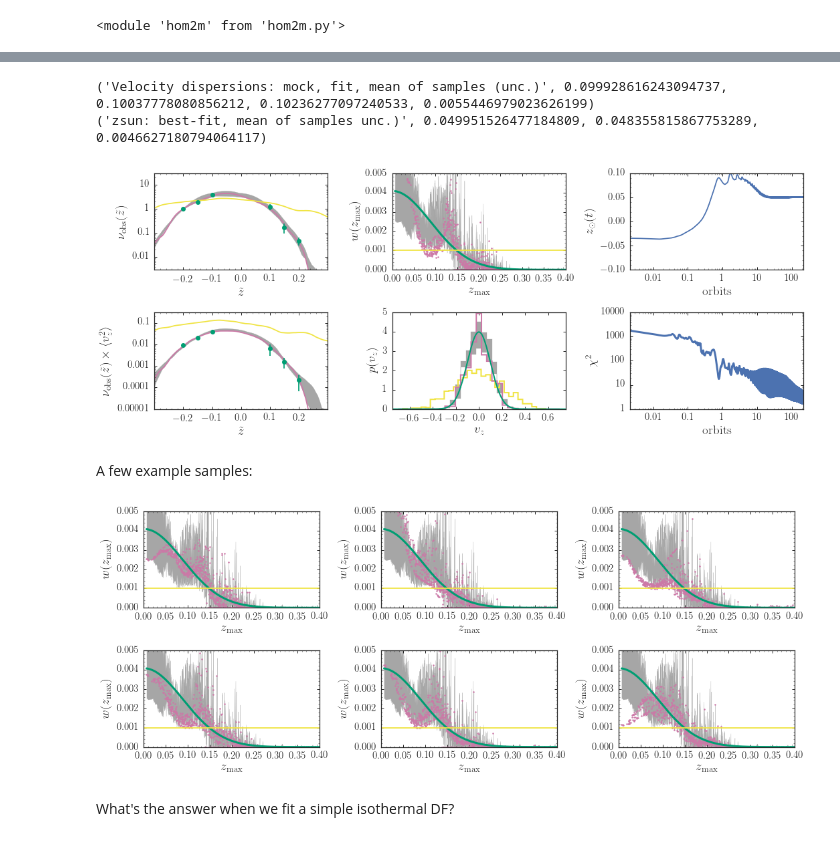
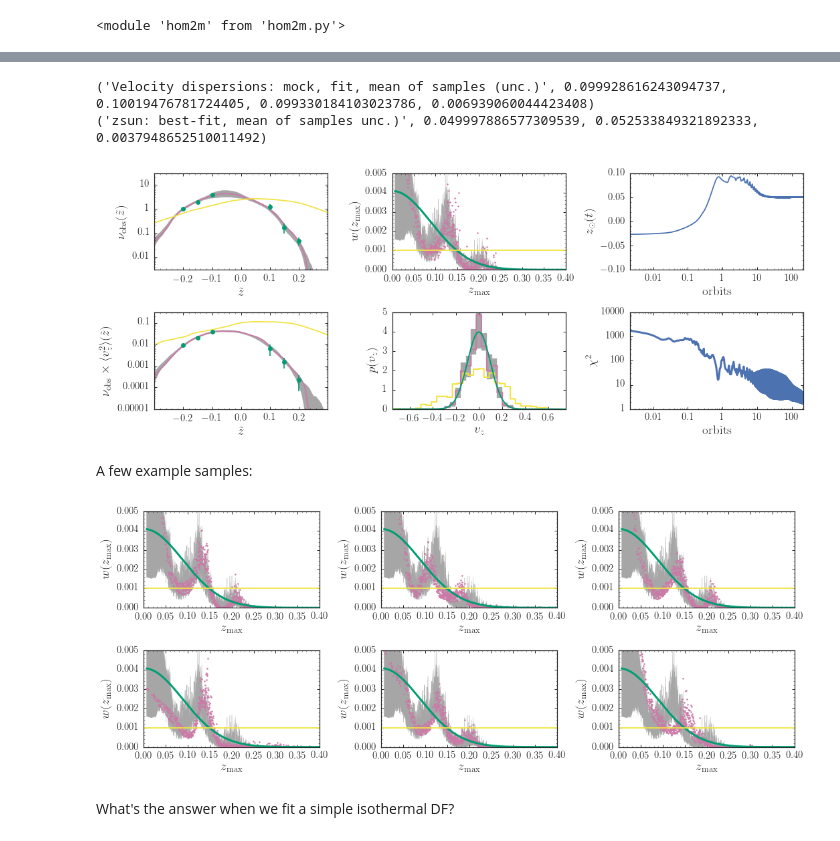
Before and after one commit to jobovy/simple-m2m, a Jupyter notebook: py/HOM2M.ipynb, the cells around one changed output, grey strips where cells are left out. Cells and saved outputs as stored; diff of their text form; code cells hidden in the pictures.

Commit message:
Perform Metropolis-Hastings sampling for zsun

```diff
--- a/py/HOM2M.ipynb
+++ b/py/HOM2M.ipynb
@@ -528,8 +528,10 @@ A_m2m, phi_m2m= hom2m.zvz_to_Aphi(z_m2m,vz_m2m,omega_m2m)
 z_m2m= A_m2m*numpy.cos(phi_m2m+nstep*step*omega_m2m)
 vz_m2m= -A_m2m*omega_m2m*numpy.sin(phi_m2m+nstep*step*omega_m2m)
 z_out= numpy.linspace(-0.35,0.35,101)
-dens_final= hom2m.compute_dens(z_m2m,zsun_true,z_out,h_m2m,w=w_out)
-densv2_final= hom2m.compute_densv2(z_m2m,vz_m2m,zsun_true,z_out,h_m2m,w=w_out)
+dens_init= hom2m.compute_dens(z_m2m,zsun_m2m,z_out,h_m2m,w=w_init)
+densv2_init= hom2m.compute_densv2(z_m2m,vz_m2m,zsun_m2m,z_out,h_m2m,w=w_init)
+dens_final= hom2m.compute_dens(z_m2m,zsun_out[-1],z_out,h_m2m,w=w_out)
+densv2_final= hom2m.compute_densv2(z_m2m,vz_m2m,zsun_out[-1],z_out,h_m2m,w=w_out)
 bovy_plot.bovy_print(axes_labelsize=19.,text_fontsize=14.,xtick_labelsize=15.,ytick_labelsize=15.)
 figsize(15,6)
 subplot(2,3,1)
@@ -600,18 +602,19 @@ reload(hom2m)
 <module 'hom2m' from 'hom2m.py'>
 # %%
 step_sam= numpy.pi/3.*10.**-2.
-nstep_sam= nstep/3
+nstep_sam= nstep
 eps_sam= eps
-nsamples= 10
+nsamples= 48
 fit_zsun= True
-s_low, s_high= 1,-1#4, -4
-w_sam,zsun_sam,Q_sam,z_sam,vz_sam= hom2m.sample_m2m(nsamples,w_out,z_m2m,vz_m2m,omega_m2m,zsun_m2m,#out[-1],
+sig_zsun= 0.005 # proposal step
+s_low, s_high= 8,-8
+w_sam,zsun_sam,Q_sam,z_sam,vz_sam= hom2m.sample_m2m(nsamples,w_out,z_m2m,vz_m2m,omega_m2m,zsun_out[-1],
                                                     z_obs,dens_obs,dens_obs_noise,
                                                     densv2_obs=densv2_obs,densv2_obs_noise=densv2_obs_noise,
                                                     nstep=nstep_sam,step=step_sam,eps=eps_sam,
                                                     mu=mu,h_m2m=h_m2m,prior=prior,w_prior=w_init,
                                                     smooth=smooth,st96smooth=st96smooth,
-                                                    fit_zsun=fit_zsun)
+                                                    fit_zsun=fit_zsun,sig_zsun=0.005)
 # %%
 print(numpy.sum(Q_sam,axis=1),numpy.sum(Q,axis=1)[-1])
 # %% [output]
@@ -621,8 +632,0 @@ print(numpy.sum(Q_sam,axis=1),numpy.sum(Q,axis=1)[-1])
-# %%
-indx= numpy.sum(Q_sam,axis=1) < (numpy.sum(Q,axis=1)[-1]+10.)
-w_sam= w_sam[indx]
-zsun_sam= zsun_sam[:,indx]
-Q_sam= Q_sam[indx]
-z_sam= z_sam[indx]
-vz_sam= vz_sam[indx]
-nsamples= numpy.sum(indx)
@@ -651,16 +648,16 @@ A_m2m, phi_m2m= hom2m.zvz_to_Aphi(z_m2m,vz_m2m,omega_m2m)
 z_m2m= A_m2m*numpy.cos(phi_m2m+nstep*step*omega_m2m)
 vz_m2m= -A_m2m*omega_m2m*numpy.sin(phi_m2m+nstep*step*omega_m2m)
 z_out= numpy.linspace(-0.35,0.35,101)
-dens_final= hom2m.compute_dens(z_m2m,zsun_true,z_out,h_m2m,w=w_out)
-densv2_final= hom2m.compute_densv2(z_m2m,vz_m2m,zsun_true,z_out,h_m2m,w=w_out)
+dens_final= hom2m.compute_dens(z_m2m,zsun_out[-1],z_out,h_m2m,w=w_out)
+densv2_final= hom2m.compute_densv2(z_m2m,vz_m2m,zsun_out[-1],z_out,h_m2m,w=w_out)
 # density and densv2 for samples
 dens_final_sam= numpy.empty((nsamples,len(dens_final)))
 densv2_final_sam= numpy.empty((nsamples,len(dens_final)))
 vz_hist= numpy.empty((nsamples,31))
 sigvz= numpy.empty((nsamples))
 for ii in range(nsamples):
-    dens_final_sam[ii]= hom2m.compute_dens(z_sam[ii],zsun_sam[-1,ii],z_out,h_m2m,w=w_sam[ii])
-    densv2_final_sam[ii]= hom2m.compute_densv2(z_sam[ii],vz_sam[ii],zsun_sam[-1,ii],z_out,h_m2m,w=w_sam[ii])
+    dens_final_sam[ii]= hom2m.compute_dens(z_sam[ii],zsun_sam[ii],z_out,h_m2m,w=w_sam[ii])
+    densv2_final_sam[ii]= hom2m.compute_densv2(z_sam[ii],vz_sam[ii],zsun_sam[ii],z_out,h_m2m,w=w_sam[ii])
     vz_hist[ii], _= numpy.histogram(vz_sam[ii],weights=w_sam[ii],normed=True,bins=31,range=[-0.7,0.7])
     sigvz[ii]= numpy.sqrt(numpy.sum(w_sam[ii]*(vz_sam[ii]\
                             -numpy.sum(w_sam[ii]*vz_sam[ii])/numpy.sum(w_sam[ii]))**2.)/numpy.sum(w_sam[ii]))
@@ -683,7 +680,7 @@ gca().yaxis.set_major_formatter(FuncFormatter(
                 lambda y,pos: (r'${{:.{:1d}f}}$'.format(int(numpy.maximum(-numpy.log10(y),0)))).format(y)))
 subplot(2,3,4)
 bovy_plot.bovy_plot(z_out,densv2_init,'-',semilogy=True,color=init_color,
-                    xlabel=r'$\tilde{z}$',ylabel=r'$\nu_{\mathrm{obs}}(\tilde{z})\times\langle v_z^2\rangle$',
+                    xlabel=r'$\tilde{z}$',ylabel=r'$\nu_{\mathrm{obs}}\times\langle v_z^2\rangle(\tilde{z})$',
                     xrange=[-.3,0.3],yrange=[0.00001,.3],gcf=True)
 bovy_plot.bovy_plot(z_obs,densv2_obs,'o',semilogy=True,overplot=True,color=constraint_color)
 bovy_plot.bovy_plot(z_out,densv2_final,'-',semilogy=True,overplot=True,zorder=0,color=final_color)
@@ -715,41 +712,41 @@ xlim(-0.75,0.75)
 ylim(0.,5.)
 xlabel(r'$v_z$')
 ylabel(r'$p(v_z)$')
 print("Velocity dispersions: mock, fit, mean of samples (unc.)",numpy.std(vz_mock),\
       numpy.sqrt(numpy.sum(w_out*(vz_m2m-numpy.sum(w_out*vz_m2m)/numpy.sum(w_out))**2.)/numpy.sum(w_out)),
       numpy.sqrt(numpy.sum(numpy.mean(w_sam,axis=0)*(vz_m2m-numpy.sum(numpy.mean(w_sam,axis=0)*vz_m2m)/numpy.sum(numpy.mean(w_sam,axis=0)))**2.)/numpy.sum(numpy.mean(w_sam,axis=0))),
      numpy.std(sigvz))
 subplot(2,3,3)
 bovy_plot.bovy_plot(numpy.linspace(0.,1.,nstep)*nstep*step*omega_true/2./numpy.pi,zsun_out,'-',
                     color=sns.color_palette()[0],
                     yrange=[-0.1,0.1],
                     semilogx=True,xlabel=r'$\mathrm{orbits}$',ylabel=r'$z_\odot(t)$',gcf=True)
-print("zsun: best-fit, mean of samples unc.)",zsun_out[-1],numpy.mean(zsun_sam[-1]),numpy.std(zsun_sam[-1]))
+print("zsun: best-fit, mean of samples unc.)",zsun_out[-1],numpy.mean(zsun_sam),numpy.std(zsun_sam))
 """
-min_zsun, max_zsun= numpy.amin(zsun_sam[-1]), numpy.amax(zsun_sam[-1])
+min_zsun, max_zsun= numpy.amin(zsun_sam), numpy.amax(zsun_sam)
 for ii in range(nsamples):
-    bovy_plot.bovy_plot(numpy.linspace(0.,1.,len(zsun_sam[:,0]))*len(zsun_sam[:,0])*step*omega_true/2./numpy.pi,
-                        zsun_sam[:,ii],'-',
-                        color=cm.viridis((zsun_sam[-1,ii]-min_zsun)/(max_zsun-min_zsun)),overplot=True)
+    bovy_plot.bovy_plot(numpy.linspace(0.,1.,len(zsun_sam[0]))*len(zsun_sam[0])*step*omega_true/2./numpy.pi,
+                        zsun_sam[ii],'-',
+                        color=cm.viridis((zsun_sam[ii]-min_zsun)/(max_zsun-min_zsun)),overplot=True)
 """
 gca().xaxis.set_major_formatter(FuncFormatter(
                 lambda y,pos: (r'${{:.{:1d}f}}$'.format(int(numpy.maximum(-numpy.log10(y),0)))).format(y)))
 subplot(2,3,6)
 bovy_plot.bovy_plot(numpy.linspace(0.,1.,nstep)*nstep*step*omega_true/2./numpy.pi,numpy.sum(Q,axis=1),lw=3.,
                    loglog=True,xlabel=r'$\mathrm{orbits}$',ylabel=r'$\chi^2$',gcf=True,
                    yrange=[1.,10**4.])
 gca().yaxis.set_major_formatter(FuncFormatter(
                 lambda y,pos: (r'${{:.{:1d}f}}$'.format(int(numpy.maximum(-numpy.log10(y),0)))).format(y)))
 gca().xaxis.set_major_formatter(FuncFormatter(
                 lambda y,pos: (r'${{:.{:1d}f}}$'.format(int(numpy.maximum(-numpy.log10(y),0)))).format(y)))
 tight_layout()
 if save_figures:
     plt.savefig(os.path.join(os.getenv('PAPERSDIR'),'2017-hom2m','zsun_m2m.pdf'),
                 bbox_inches='tight')
 # %% [output]
-('Velocity dispersions: mock, fit, mean of samples (unc.)', 0.099928616243094737, 0.10037778080856212, 0.10236277097240533, 0.0055446979023626199)
-('zsun: best-fit, mean of samples unc.)', 0.049951526477184809, 0.048355815867753289, 0.0046627180794064117)
+('Velocity dispersions: mock, fit, mean of samples (unc.)', 0.099928616243094737, 0.10019476781724405, 0.099330184103023786, 0.006939060044423408)
+('zsun: best-fit, mean of samples unc.)', 0.049997886577309539, 0.052533849321892333, 0.0037948652510011492)
-[figure, old version]
+[figure, new version]
 # %% [markdown]
 A few example samples:
 # %%
@@ -767,7 +764,7 @@ for ii,jj in enumerate(numpy.random.permutation(nsamples)[:6]):
     axhline(1./len(z_m2m),color=init_color)
 tight_layout()
 # %% [output]
-[figure, old version]
+[figure, new version]
 # %% [markdown]
 What's the answer when we fit a simple isothermal DF?
 # %%
```
Also changed, not shown: parts of 7 cells of this notebook, 1 other file.
